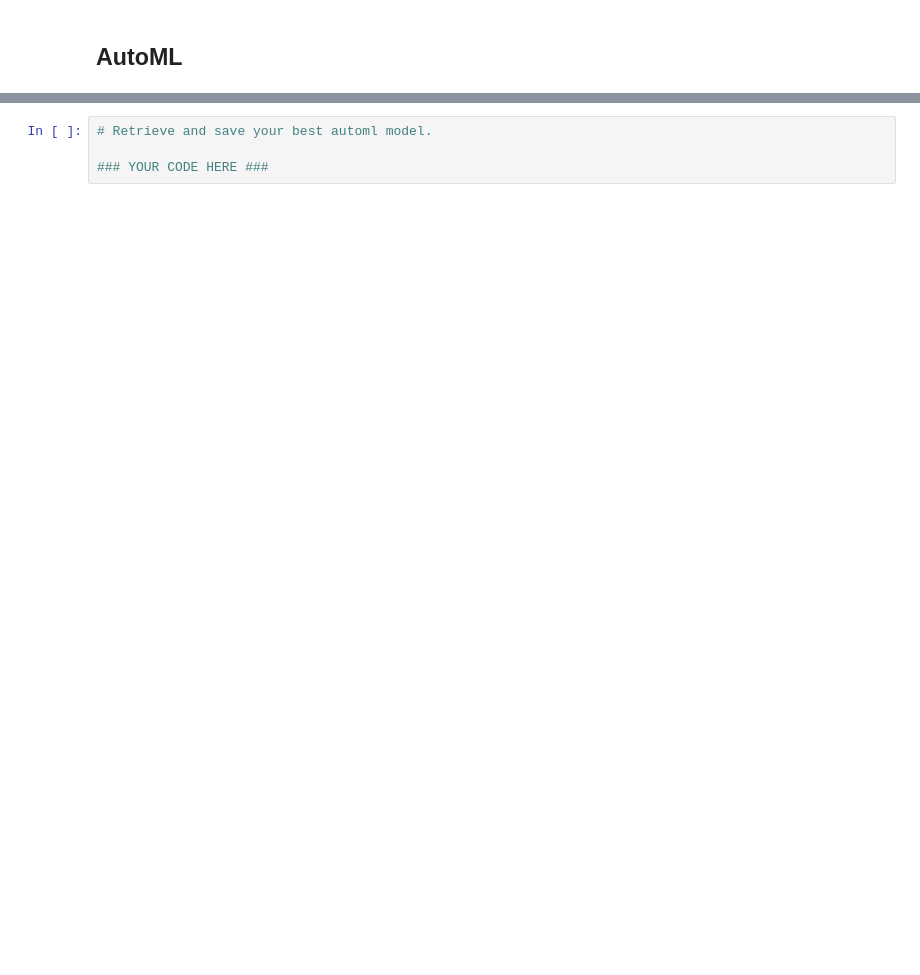
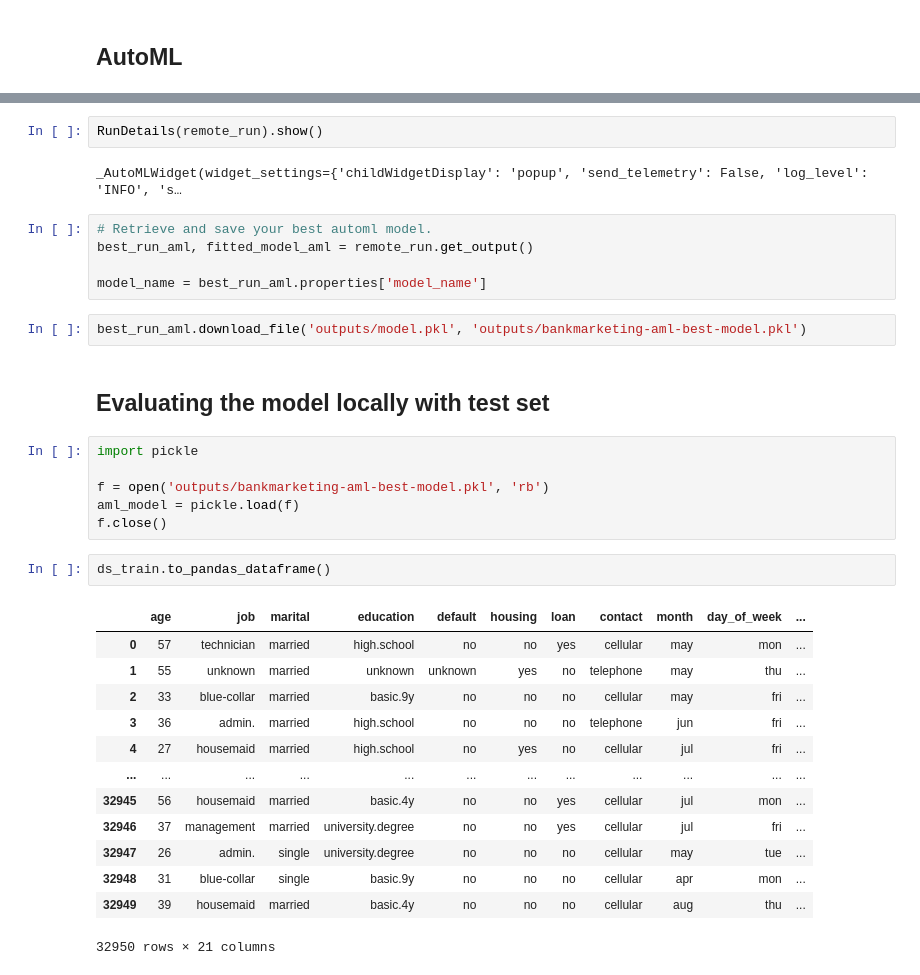
Before and after one commit to jobquiroz/nd00333_AZMLND_Optimizing_a_Pipeline_in_Azure-Starter_Files, a Jupyter notebook: udacity-project.ipynb, the cells around one changed output, grey strips where cells are left out. Cells and saved outputs as stored; diff of their text form; blank space fills up the shorter version.

```diff
--- a/udacity-project.ipynb
+++ b/udacity-project.ipynb
@@ -149,4 +187,35 @@ remote_run = exp_automl.submit(automl_config, show_output = False)
+# %%
+RunDetails(remote_run).show()
+# %% [output]
+_AutoMLWidget(widget_settings={'childWidgetDisplay': 'popup', 'send_telemetry': False, 'log_level': 'INFO', 's…
 # %%
 # Retrieve and save your best automl model.
+best_run_aml, fitted_model_aml = remote_run.get_output()
 
-### YOUR CODE HERE ###
+model_name = best_run_aml.properties['model_name']
+# %%
+best_run_aml.download_file('outputs/model.pkl', 'outputs/bankmarketing-aml-best-model.pkl')
+# %% [markdown]
+## Evaluating the model locally with test set
+# %%
+import pickle
+
+f = open('outputs/bankmarketing-aml-best-model.pkl', 'rb')
+aml_model = pickle.load(f)
+f.close()
+# %%
+ds_train.to_pandas_dataframe()
+# %% [output]
+|  | age | job | marital | education | default | housing | loan | contact | month | day_of_week | ... |
+| 0 | 57 | technician | married | high.school | no | no | yes | cellular | may | mon | ... |
+| 1 | 55 | unknown | married | unknown | unknown | yes | no | telephone | may | thu | ... |
+| 2 | 33 | blue-collar | married | basic.9y | no | no | no | cellular | may | fri | ... |
+| 3 | 36 | admin. | married | high.school | no | no | no | telephone | jun | fri | ... |
+| 4 | 27 | housemaid | married | high.school | no | yes | no | cellular | jul | fri | ... |
+| ... | ... | ... | ... | ... | ... | ... | ... | ... | ... | ... | ... |
+| 32945 | 56 | housemaid | married | basic.4y | no | no | yes | cellular | jul | mon | ... |
+| 32946 | 37 | management | married | university.degree | no | no | yes | cellular | jul | fri | ... |
+| 32947 | 26 | admin. | single | university.degree | no | no | no | cellular | may | tue | ... |
+| 32948 | 31 | blue-collar | single | basic.9y | no | no | no | cellular | apr | mon | ... |
+| 32949 | 39 | housemaid | married | basic.4y | no | no | no | cellular | aug | thu | ... |
+32950 rows × 21 columns
```
Also changed, not shown: parts of 23 cells of this notebook, 1 other file.
